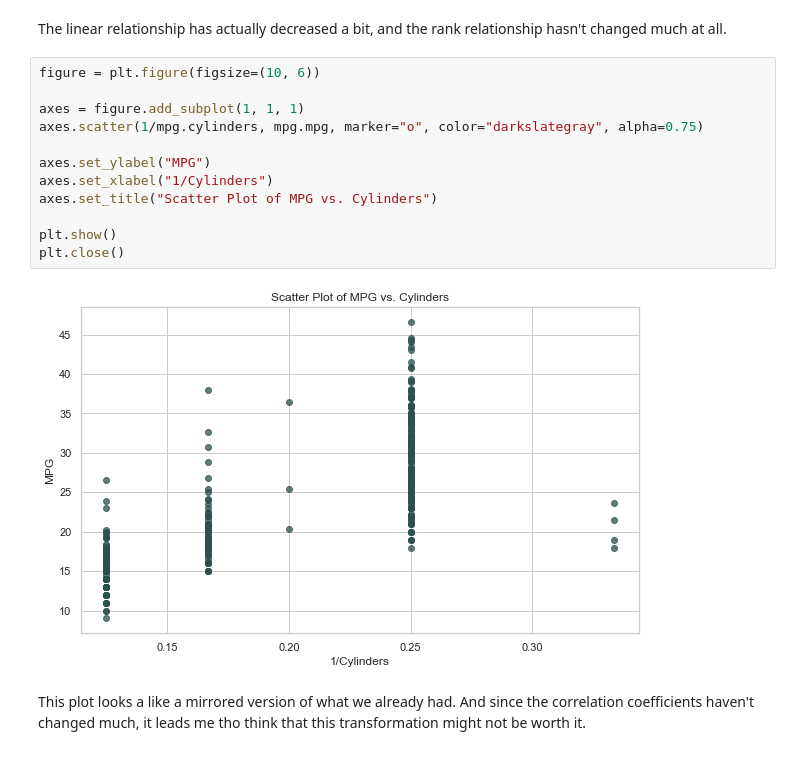
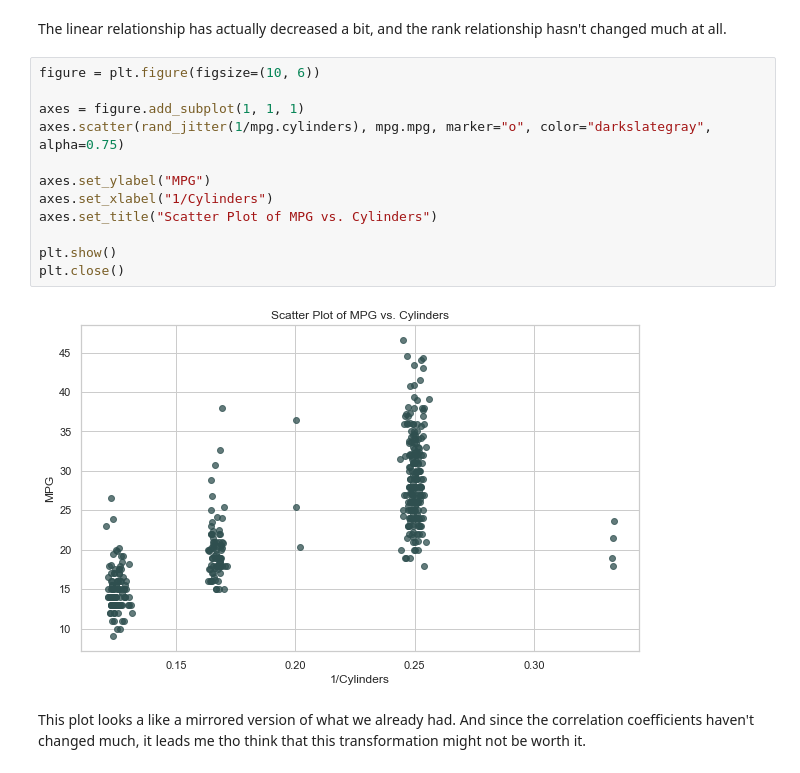
Before and after one commit to natemcintosh/en_685_648_data_science, a Jupyter notebook: 12_module/problem_set/nmcinto2.ipynb, the cells around one changed output. Drawn from its saved outputs; the diff is of its cells as text.

```diff
--- a/12_module/problem_set/nmcinto2.ipynb
+++ b/12_module/problem_set/nmcinto2.ipynb
@@ -655,17 +660,17 @@ The linear relationship has actually decreased a bit, and the rank relationship
 # %%
 figure = plt.figure(figsize=(10, 6))
 
 axes = figure.add_subplot(1, 1, 1)
-axes.scatter(1/mpg.cylinders, mpg.mpg, marker="o", color="darkslategray", alpha=0.75)
+axes.scatter(rand_jitter(1/mpg.cylinders), mpg.mpg, marker="o", color="darkslategray", alpha=0.75)
 
 axes.set_ylabel("MPG")
 axes.set_xlabel("1/Cylinders")
 axes.set_title("Scatter Plot of MPG vs. Cylinders")
 
 plt.show()
 plt.close()
 # %% [output]
-[figure, old version]
+[figure, new version]
 # %% [markdown]
 This plot looks a like a mirrored version of what we already had. And since the correlation coefficients haven't changed much, it leads me tho think that this transformation might not be worth it.
 # %% [markdown]
```
Also changed, not shown: parts of 68 cells of this notebook, 2 other files.
